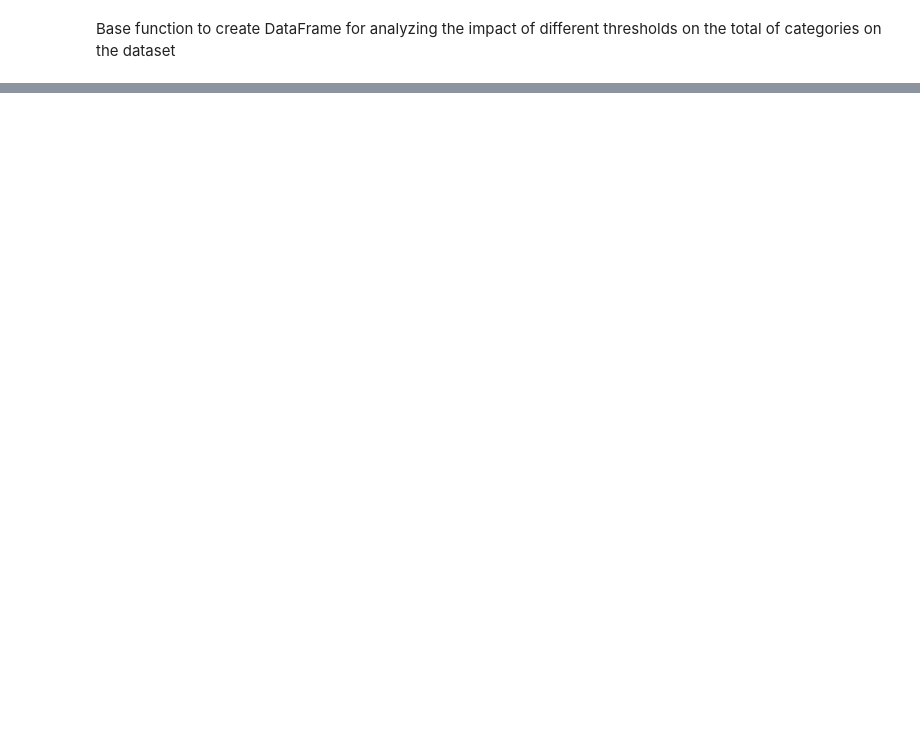
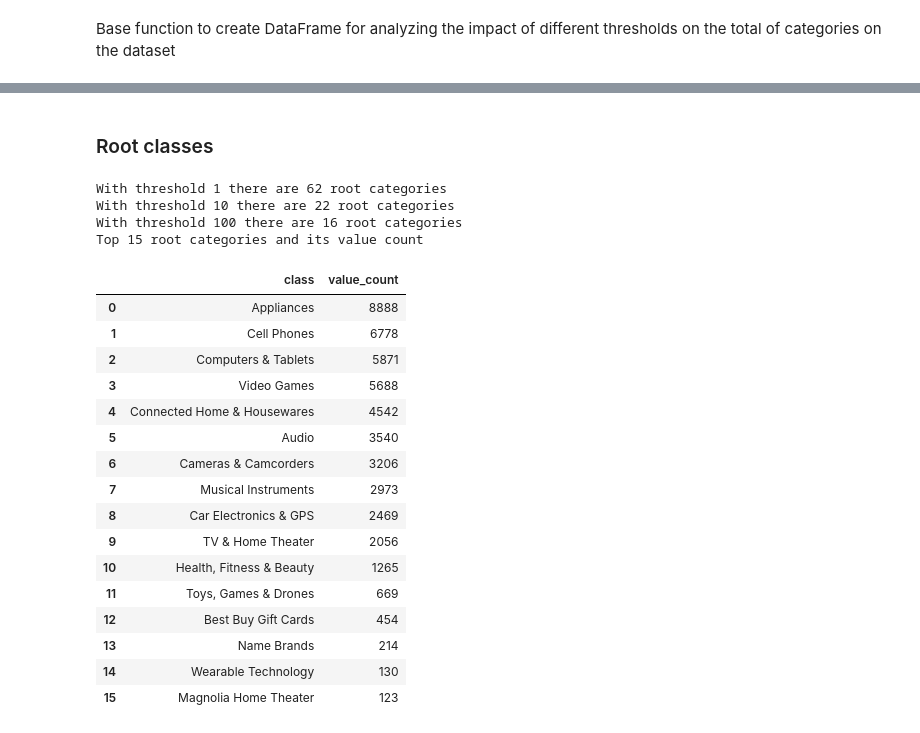
Before and after one commit to nachomartinezl/ecommerce-predictor, a Jupyter notebook: notebooks/labels_reduction_analysis.ipynb, the cells around one changed output, grey strips where cells are left out. Cells and saved outputs as stored; diff of their text form; code cells hidden in the pictures; blank space fills up the shorter version.

```diff
--- a/notebooks/labels_reduction_analysis.ipynb
+++ b/notebooks/labels_reduction_analysis.ipynb
@@ -67,0 +56,33 @@ sns.lineplot(y=label_reduction_df.threshold, x = label_reduction_df.avg_category
+# %% [markdown]
+### Root classes
+# %%
+for i in [1, 10, 100]:
+    df = build_df.build_df("../data/products.json", i)
+    tot_root_cats = df["category_0"].nunique()
+    df2 = df["category_0"].value_counts().reset_index()
+    df2["index"] = df2["index"].apply(lambda x: decode_id.decode_id(x))
+    print("With threshold", i, "there are", tot_root_cats, "root categories")
+print("Top 15 root categories and its value count")
+display(df2.rename(columns={"index":"class", "category_0":"value_count"}))
+# %% [output]
+With threshold 1 there are 62 root categories
+With threshold 10 there are 22 root categories
+With threshold 100 there are 16 root categories
+Top 15 root categories and its value count
+|  | class | value_count |
+| 0 | Appliances | 8888 |
+| 1 | Cell Phones | 6778 |
+| 2 | Computers & Tablets | 5871 |
+| 3 | Video Games | 5688 |
+| 4 | Connected Home & Housewares | 4542 |
+| 5 | Audio | 3540 |
+| 6 | Cameras & Camcorders | 3206 |
+| 7 | Musical Instruments | 2973 |
+| 8 | Car Electronics & GPS | 2469 |
+| 9 | TV & Home Theater | 2056 |
+| 10 | Health, Fitness & Beauty | 1265 |
+| 11 | Toys, Games & Drones | 669 |
+| 12 | Best Buy Gift Cards | 454 |
+| 13 | Name Brands | 214 |
+| 14 | Wearable Technology | 130 |
+| 15 | Magnolia Home Theater | 123 |
```
Also changed, not shown: parts of 14 cells of this notebook.
